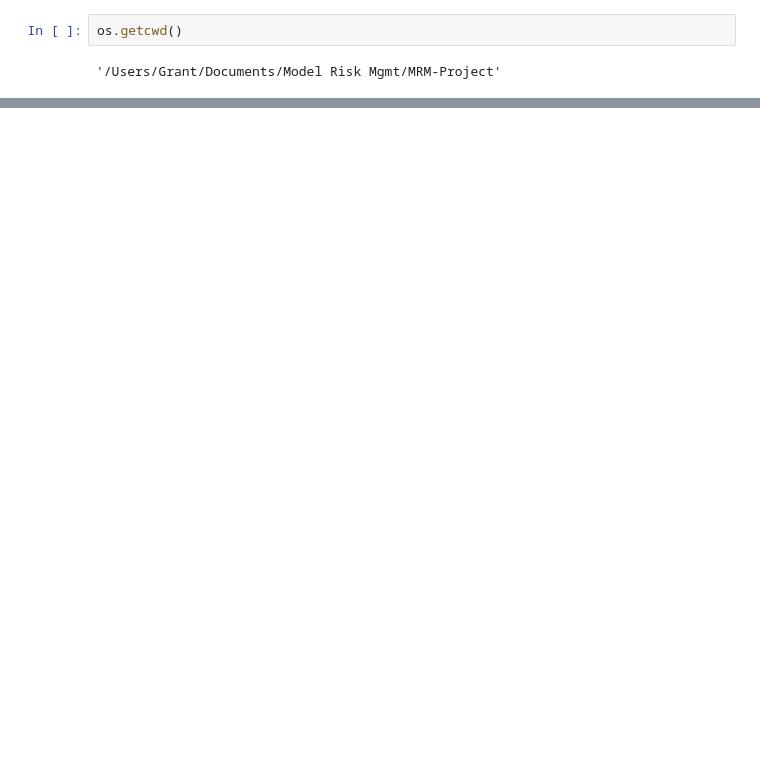
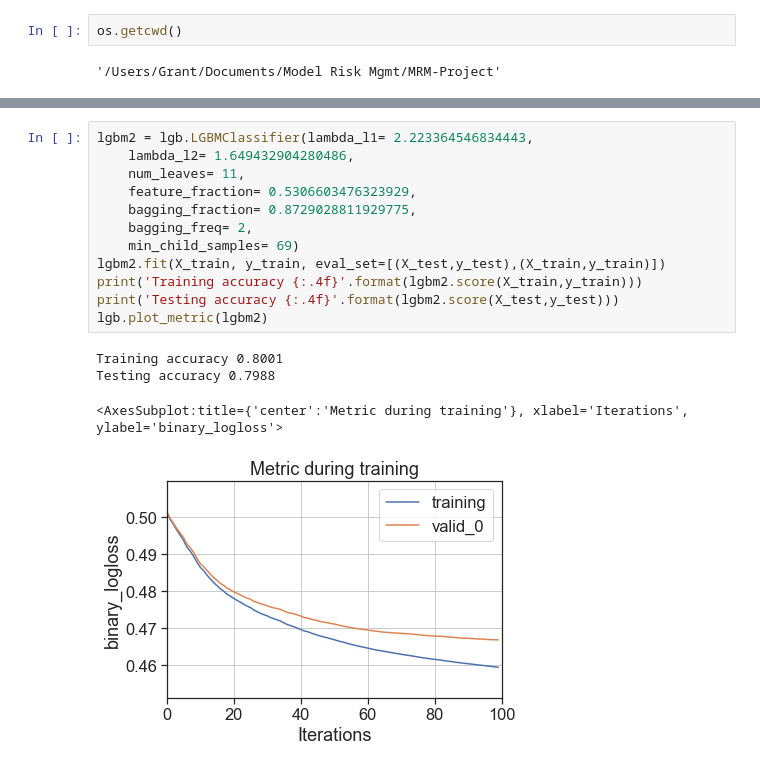
Before and after one commit to gthornton91/MRM-Project, a Jupyter notebook: ModelFixed.ipynb, the cells around one changed output, grey strips where cells are left out. Saved outputs shown, nothing was run; the diff lists cells and outputs as text; blank space fills up the shorter version.

```diff
--- a/ModelFixed.ipynb
+++ b/ModelFixed.ipynb
@@ -193,0 +229,17 @@ os.getcwd()
+# %%
+lgbm2 = lgb.LGBMClassifier(lambda_l1= 2.223364546834443,
+    lambda_l2= 1.649432904280486,
+    num_leaves= 11,
+    feature_fraction= 0.5306603476323929,
+    bagging_fraction= 0.8729028811929775,
+    bagging_freq= 2,
+    min_child_samples= 69)
+lgbm2.fit(X_train, y_train, eval_set=[(X_test,y_test),(X_train,y_train)])
+print('Training accuracy {:.4f}'.format(lgbm2.score(X_train,y_train)))
+print('Testing accuracy {:.4f}'.format(lgbm2.score(X_test,y_test)))
+lgb.plot_metric(lgbm2)
+# %% [output]
+Training accuracy 0.8001
+Testing accuracy 0.7988
+<AxesSubplot:title={'center':'Metric during training'}, xlabel='Iterations', ylabel='binary_logloss'>
+[figure, added]
```
Also changed, not shown: parts of 16 cells of this notebook.
